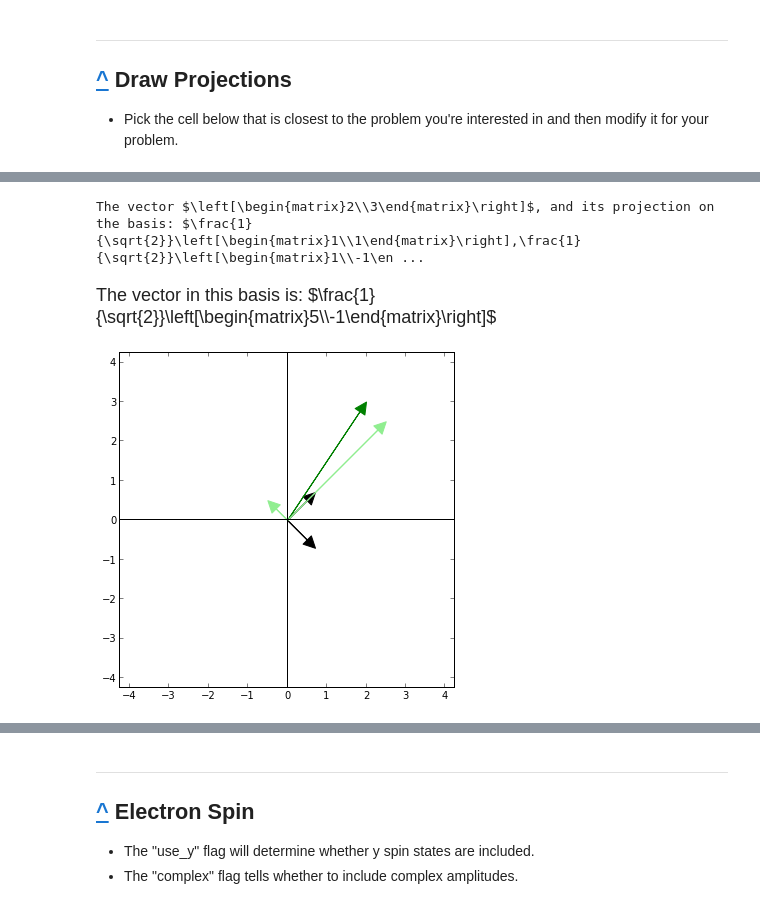
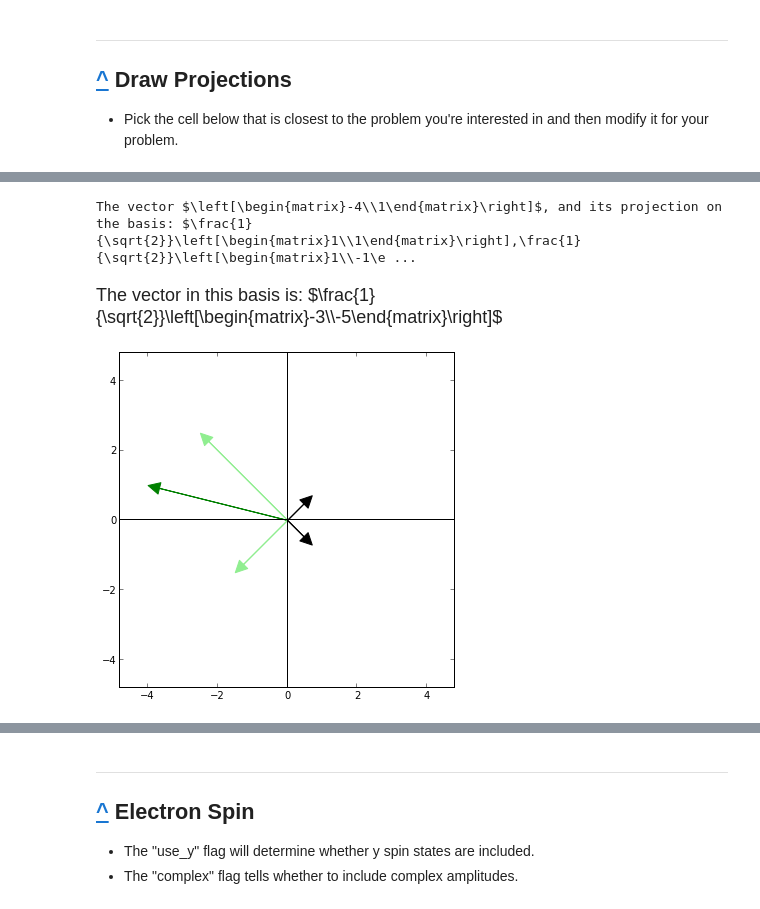
Before and after one commit to Mike-Witt/Mike-Witt.github.io, a Jupyter notebook: SG/0000_Problem_Generator.ipynb, the cells around one changed output, grey strips where cells are left out. Saved outputs shown, nothing was run; the diff lists cells and outputs as text; code cells hidden in the pictures.

```diff
--- a/SG/0000_Problem_Generator.ipynb
+++ b/SG/0000_Problem_Generator.ipynb
@@ -129,6 +135,6 @@ The vector in this basis is: $\left[\begin{matrix}2\\3\end{matrix}\right]$
 # %%
-draw_projections(1/sqrt(2)*vector(1,1), 1/sqrt(2)*vector(1,-1), vector(2,3))
+draw_projections(1/sqrt(2)*vector(1,1), 1/sqrt(2)*vector(1,-1), vector(-4,1))
 # %% [output]
-The vector $\left[\begin{matrix}2\\3\end{matrix}\right]$, and its projection on the basis: $\frac{1}{\sqrt{2}}\left[\begin{matrix}1\\1\end{matrix}\right],\frac{1}{\sqrt{2}}\left[\begin{matrix}1\\-1\en ...
+The vector $\left[\begin{matrix}-4\\1\end{matrix}\right]$, and its projection on the basis: $\frac{1}{\sqrt{2}}\left[\begin{matrix}1\\1\end{matrix}\right],\frac{1}{\sqrt{2}}\left[\begin{matrix}1\\-1\e ...
-The vector in this basis is: $\frac{1}{\sqrt{2}}\left[\begin{matrix}5\\-1\end{matrix}\right]$
+The vector in this basis is: $\frac{1}{\sqrt{2}}\left[\begin{matrix}-3\\-5\end{matrix}\right]$
-[figure, old version]
+[figure, new version]
```
Also changed, not shown: parts of 14 cells of this notebook, 3 other files.
